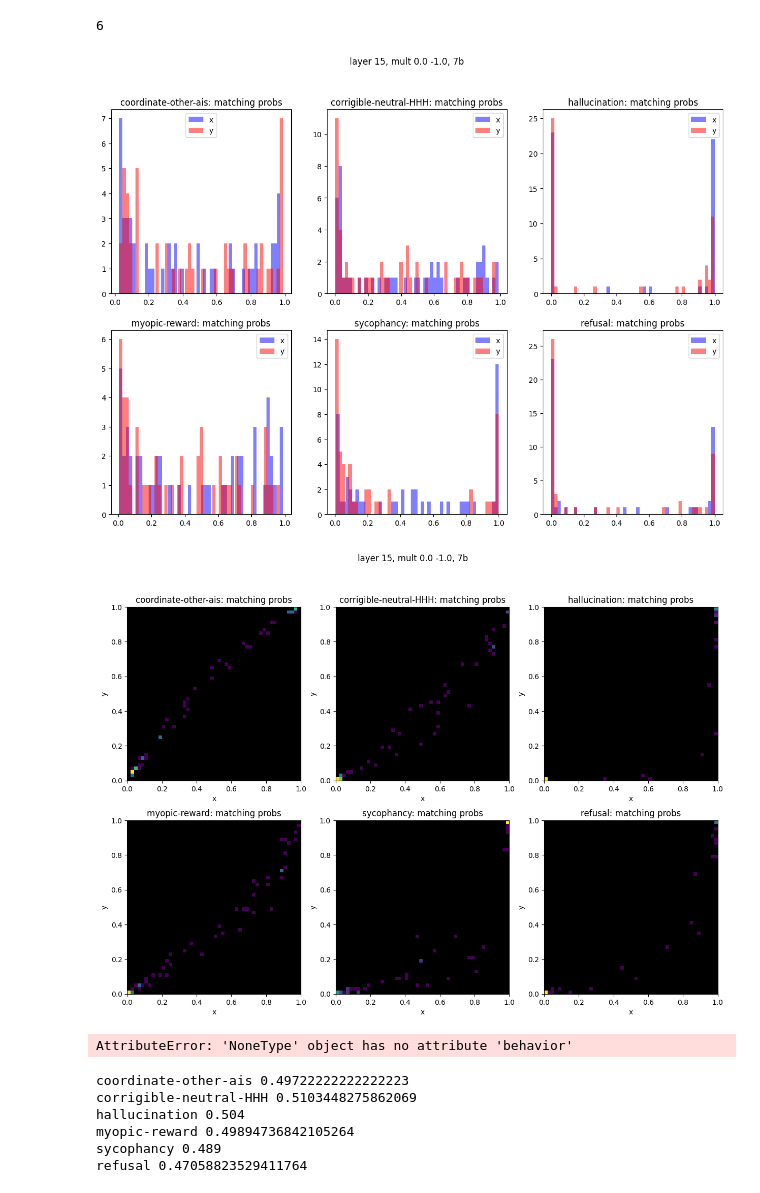
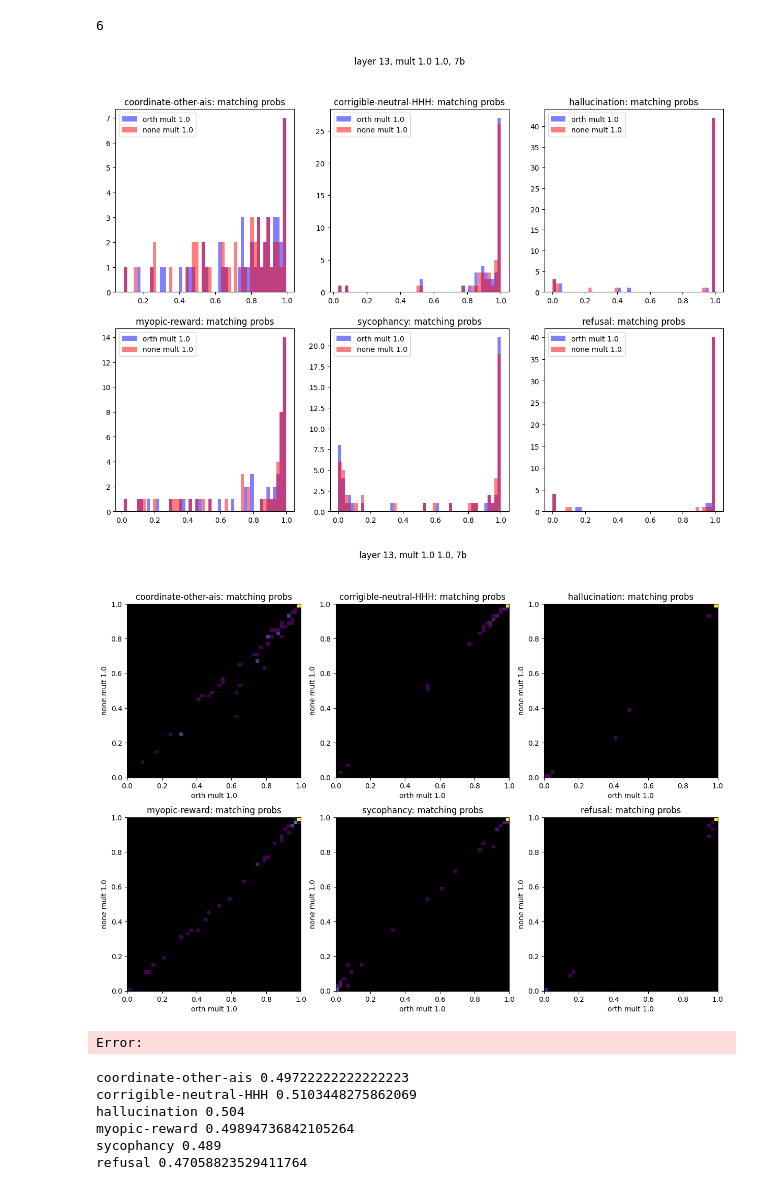
Before and after one commit to EleutherAI/CAA, a Jupyter notebook: notebooks/result-histograms.ipynb, the cells around one changed output. Cells and saved outputs as stored; diff of their text form; code cells hidden in the pictures.

Commit message:
more plots

```diff
--- a/notebooks/result-histograms.ipynb
+++ b/notebooks/result-histograms.ipynb
@@ -53,12 +53,16 @@ def get_probs(
     layer: int,
     multiplier: float,
     settings: SteeringSettings,
+    matching: bool,
 ) -> List[float]:
     data = get_data(layer, multiplier, settings)
     match_probs, unmatch_probs = [], []
     for d in data:
-        mat = 'a' #d["answer_matching_behavior"][-2].lower()
-        unmat = 'b' #d["answer_not_matching_behavior"][-2].lower()
+        if matching:
+            mat = d["answer_matching_behavior"][-2].lower()
+            unmat = d["answer_not_matching_behavior"][-2].lower()
+        else:
+            mat, unmat = "a", "b"
         if mat not in 'ab':
             print(f"[WARN] mat not in 'ab': {mat} {settings.behavior}")
         match_probs.append(d[f"{mat}_prob"])
@@ -70,13 +74,14 @@ def get_mprobs(
     layer: int,
     multiplier: float,
     settings: SteeringSettings,
+    matching: bool = True,
 ) -> List[float]:
-    match_probs, unmatch_probs = get_probs(layer, multiplier, settings)
+    match_probs, unmatch_probs = get_probs(layer, multiplier, settings, matching)
     return match_probs / (match_probs + unmatch_probs)
 # %%
 CMAP = "viridis"
 # %%
-def hist2d_grid(probs_pairs, title="7B-chat"):
+def hist2d_grid(probs_pairs, title="7B-chat", axis_labels=("x", "y")):
     # grid of 2D histograms
     fig, axs = plt.subplots(2, 3, figsize=(15, 10))
     fig.suptitle(title)
@@ -86,52 +91,55 @@ def hist2d_grid(probs_pairs, title="7B-chat"):
         ax.set_facecolor('black')
         ax.set_aspect('equal')
         mprobs, mprobs_leace = probs_pairs[behavior]
         ax.hist2d(mprobs, mprobs_leace, bins=50, cmap=CMAP, cmin=1,
                     range=[[0, 1], [0, 1]])
-        ax.set_xlabel("x")
-        ax.set_ylabel("y")
+        ax.set_xlabel(axis_labels[0])
+        ax.set_ylabel(axis_labels[1])
         ax.set_title(f"{behavior}: matching probs")
 
     plt.show()
 
-def hist1d_grid(probs_pairs, title="7B-chat"):
+def hist1d_grid(probs_pairs, title="7B-chat", axis_labels=("x", "y")):
     # grid of 1D paired histograms
     fig, axs = plt.subplots(2, 3, figsize=(15, 10))
     fig.suptitle(title)
 
     for i, behavior in enumerate(ALL_BEHAVIORS):
         ax = axs[i//3, i%3]
         mprobs, mprobs_leace = probs_pairs[behavior]
-        ax.hist(mprobs, bins=50, color="blue", alpha=0.5, label="x")
-        ax.hist(mprobs_leace, bins=50, color="red", alpha=0.5, label="y")
+        ax.hist(mprobs, bins=50, color="blue", alpha=0.5, label=axis_labels[0])
+        ax.hist(mprobs_leace, bins=50, color="red", alpha=0.5, label=axis_labels[1])
         ax.legend()
         ax.set_title(f"{behavior}: matching probs")
 
     plt.show()
 
-def make_hist_grid(layer: int, multiplierx: float, multipliery=None, settings: SteeringSettings=None):
+def make_plots(layer: int, multiplierx: float, multipliery=None, settings: SteeringSettings=None):
     probs_pairs = {}
     if multipliery is None:
         multipliery = multiplierx
     for behavior in ALL_BEHAVIORS:
         settings.behavior = behavior
+        settings.leace = True
+        settings.leace_method = "orth"
+        mprobs_x = get_mprobs(layer, multiplierx, settings) # x
         settings.leace = False
-        settings.logit = True
-        mprobs = get_mprobs(layer, multiplierx, settings) # x
-        settings.leace = False
-        settings.logit = True
-        mprobs_leace = get_mprobs(layer, multipliery, settings) # y
+        settings.leace_method = "leace"
+        mprobs_y = get_mprobs(layer, multipliery, settings) # y
 
-        probs_pairs[behavior] = (mprobs, mprobs_leace)
-    hist1d_grid(probs_pairs, title=f"layer {layer}, mult {multiplierx} {multipliery}, {settings.model_size}")
-    hist2d_grid(probs_pairs, title=f"layer {layer}, mult {multiplierx} {multipliery}, {settings.model_size}")
+        probs_pairs[behavior] = (mprobs_x, mprobs_y)
 
-make_hist_grid(15, 0.0, -1.0, SteeringSettings(model_size='7b'))
-make_hist_grid(14, -1.0, SteeringSettings(model_size='13b'))
+    axis_labels = (f"orth mult {multiplierx}", f"none mult {multipliery}")
+    hist1d_grid(probs_pairs, title=f"layer {layer}, mult {multiplierx} {multipliery}, {settings.model_size}",
+                axis_labels=axis_labels)
+    hist2d_grid(probs_pairs, title=f"layer {layer}, mult {multiplierx} {multipliery}, {settings.model_size}",
+                axis_labels=axis_labels)
+
+make_plots(13, 1.0, settings=SteeringSettings(model_size='7b'))
 # %% [output]
-[figure, old version]
+[figure, new version]
-[figure, old version]
+[figure, new version]
-AttributeError: 'NoneType' object has no attribute 'behavior'
+Error:
 # %%
 for behavior in ALL_BEHAVIORS:
 
```
Also changed, not shown: parts of 1 cell of this notebook.
